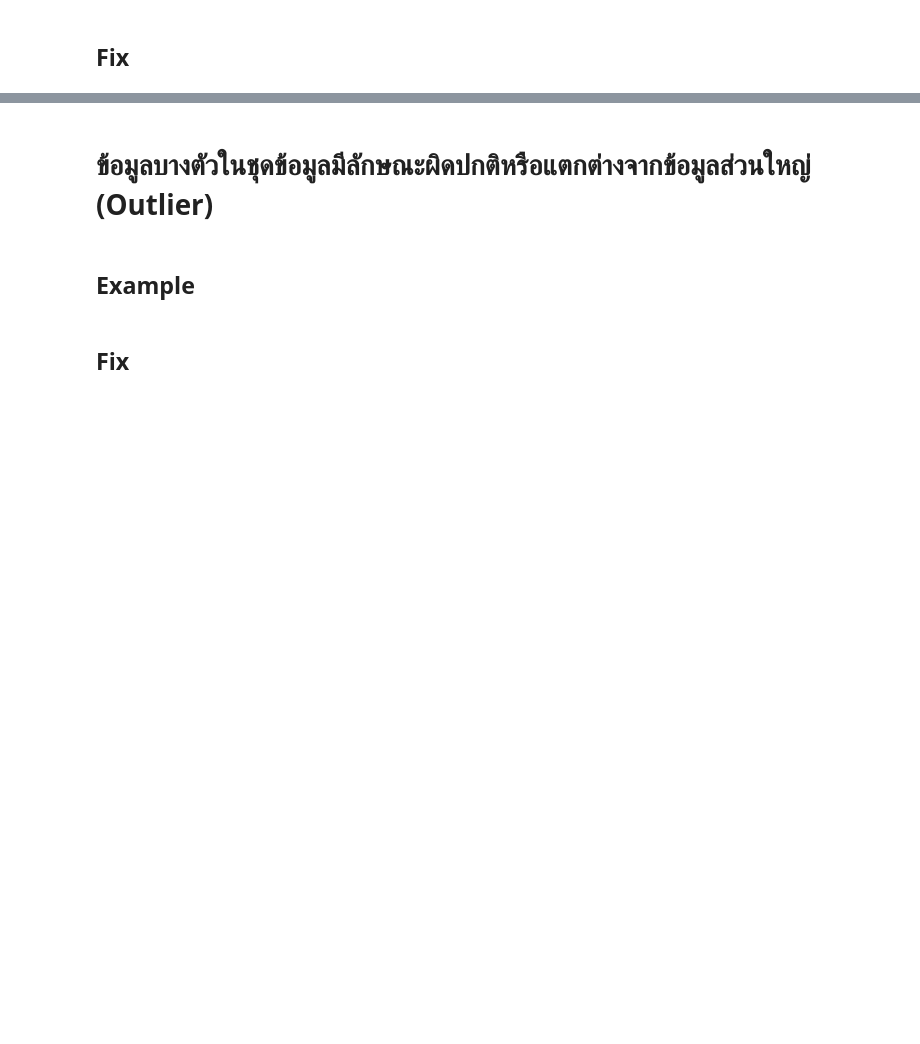
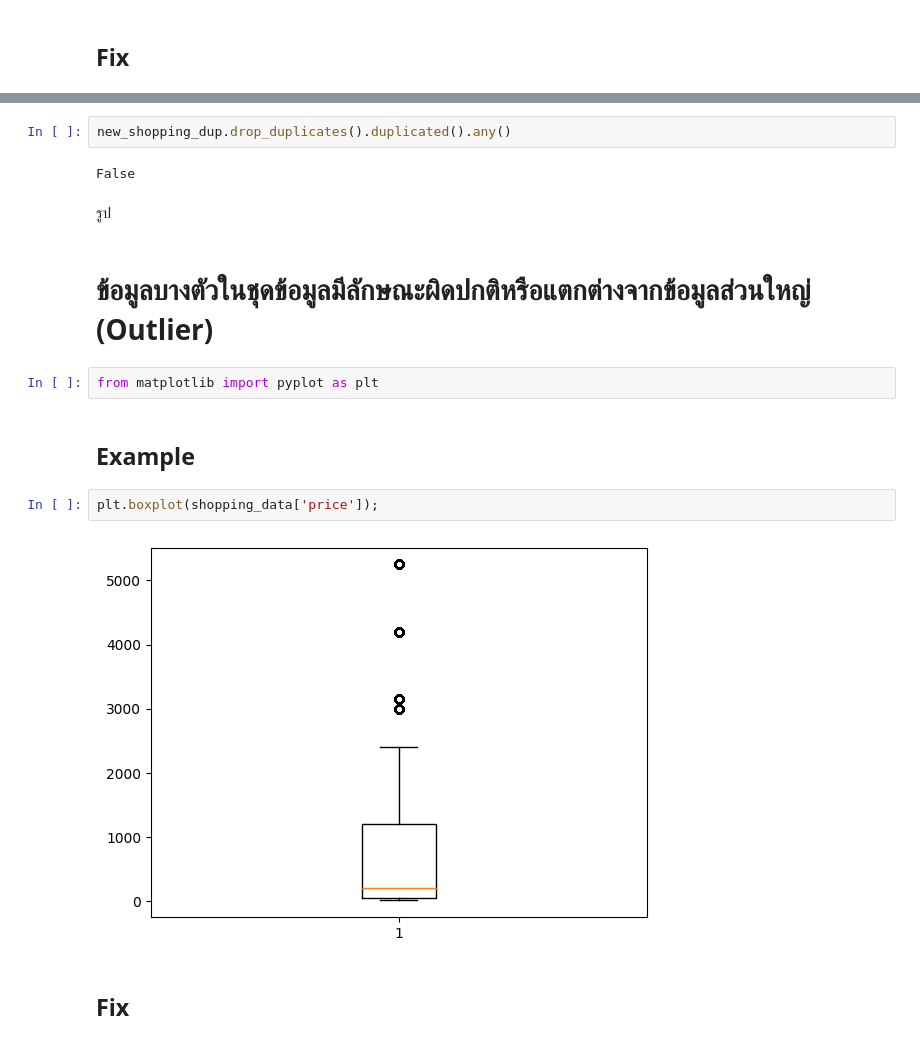
Before and after one commit to Wipada6430205202/BSC_DPDM23, a Jupyter notebook: Data_Preprocessing.ipynb, the cells around one changed output, grey strips where cells are left out. Cells and saved outputs as stored; diff of their text form; blank space fills up the shorter version.

Commit message:
Data_Preprocessing จบ

```diff
--- a/Data_Preprocessing.ipynb
+++ b/Data_Preprocessing.ipynb
@@ -248,6 +345,18 @@ True
+# %%
+new_shopping_dup.drop_duplicates().duplicated().any()
+# %% [output]
+False
+# %% [markdown]
+รูป
 # %% [markdown]
 # ข้อมูลบางตัวในชุดข้อมูลมีลักษณะผิดปกติหรือแตกต่างจากข้อมูลส่วนใหญ่ (Outlier)
+# %%
+from matplotlib import pyplot as plt
 # %% [markdown]
 ## Example
+# %%
+plt.boxplot(shopping_data['price']);
+# %% [output]
+[figure, added]
 # %% [markdown]
 ## Fix
```
Also changed, not shown: parts of 63 cells of this notebook.
